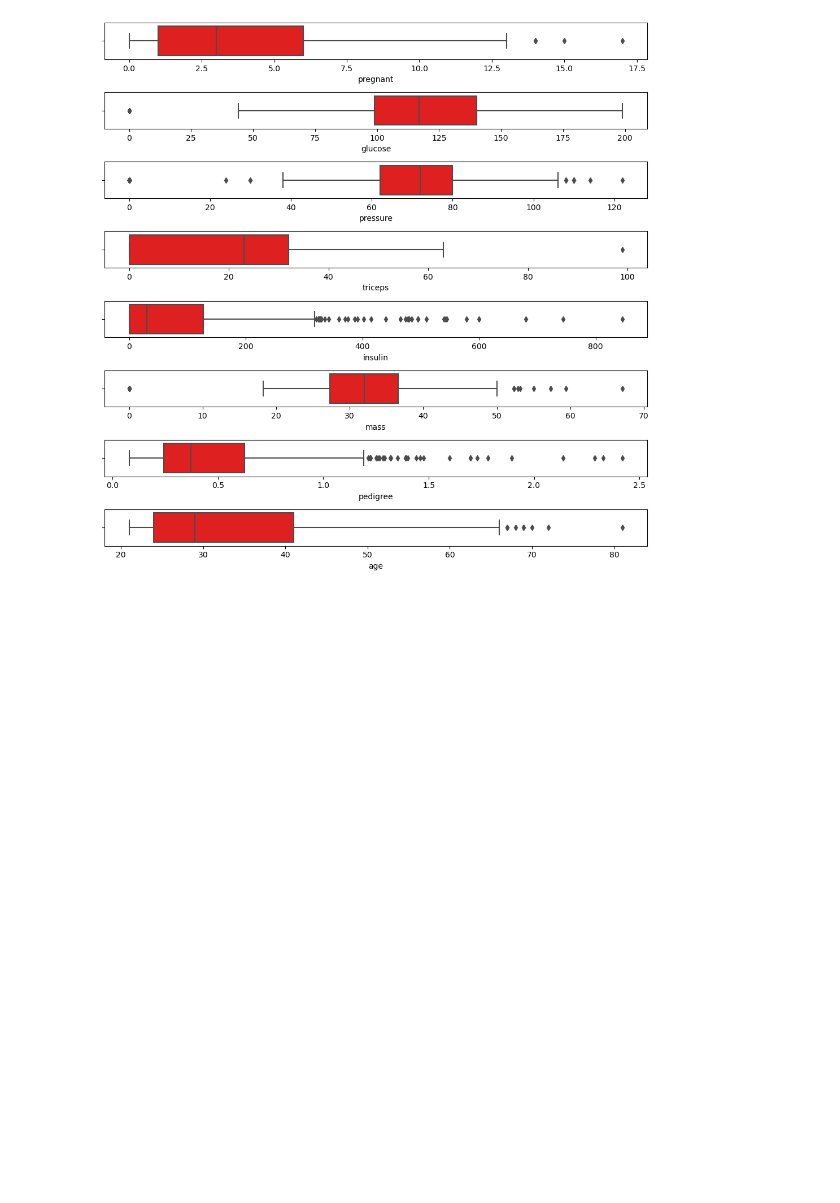
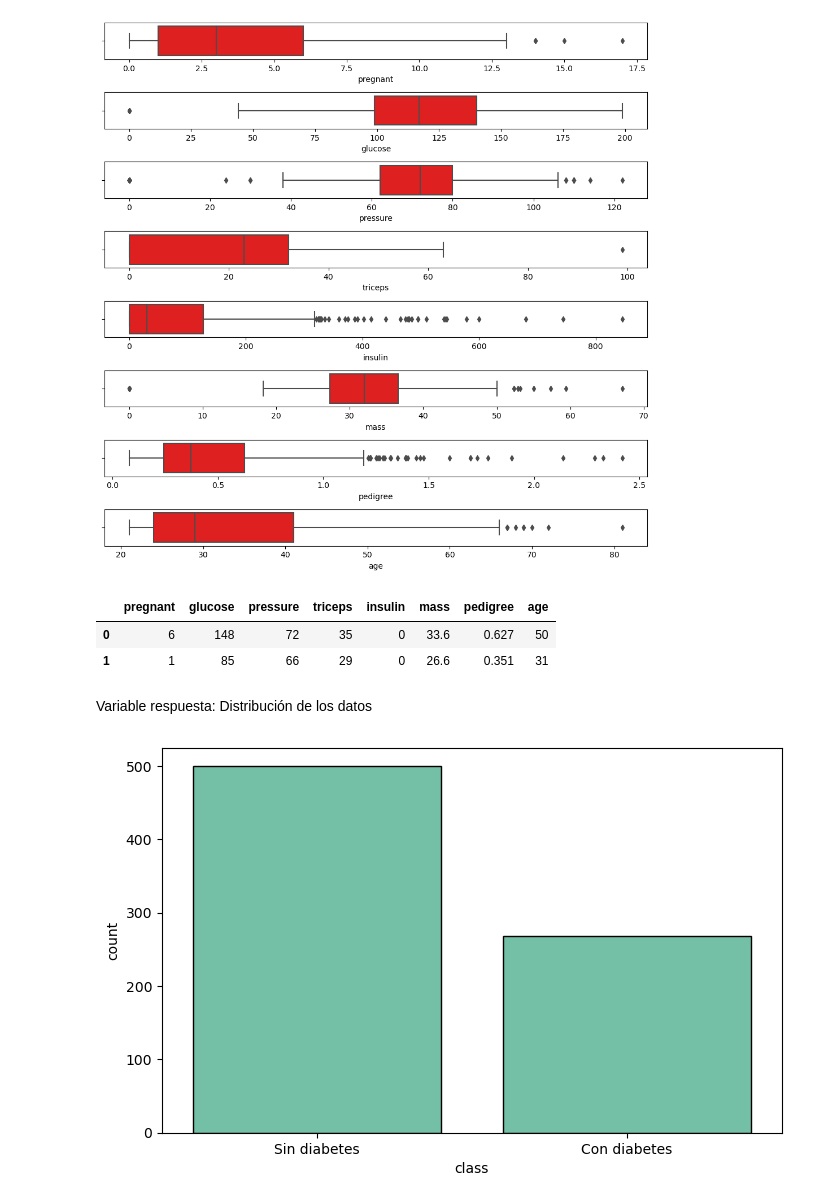
Before and after one commit to aliccialc/-Modelo-Regresion-Logistica-Decision-Tree-Random-Forest, a Jupyter notebook: diabetes/Regresion-Logistica-EDA.ipynb, the cells around one changed output. Cells and saved outputs as stored; diff of their text form; code cells hidden in the pictures; blank space fills up the shorter version.

```diff
--- a/diabetes/Regresion-Logistica-EDA.ipynb
+++ b/diabetes/Regresion-Logistica-EDA.ipynb
@@ -141,3 +141,21 @@ plt.tight_layout()
 plt.show()
 # %% [output]
 [figure]
+# %%
+# Creamos un dataframe para las columnas numéricas.
+numericas2 = df.select_dtypes(include=np.number)
+numericas2.head(2)
+# %% [output]
+|  | pregnant | glucose | pressure | triceps | insulin | mass | pedigree | age |
+| 0 | 6 | 148 | 72 | 35 | 0 | 33.6 | 0.627 | 50 |
+| 1 | 1 | 85 | 66 | 29 | 0 | 26.6 | 0.351 | 31 |
+# %% [markdown]
+Variable respuesta: Distribución de los datos
+# %%
+plt.figure(figsize=(8,5))
+
+fig1 = sns.countplot(data = df, x = "class",  color = "mediumaquamarine",  edgecolor='black')
+fig1.set(xticklabels=["Sin diabetes", "Con diabetes"])
+plt.show();
+# %% [output]
+[figure, added]
```
Also changed, not shown: parts of 3 cells of this notebook.
